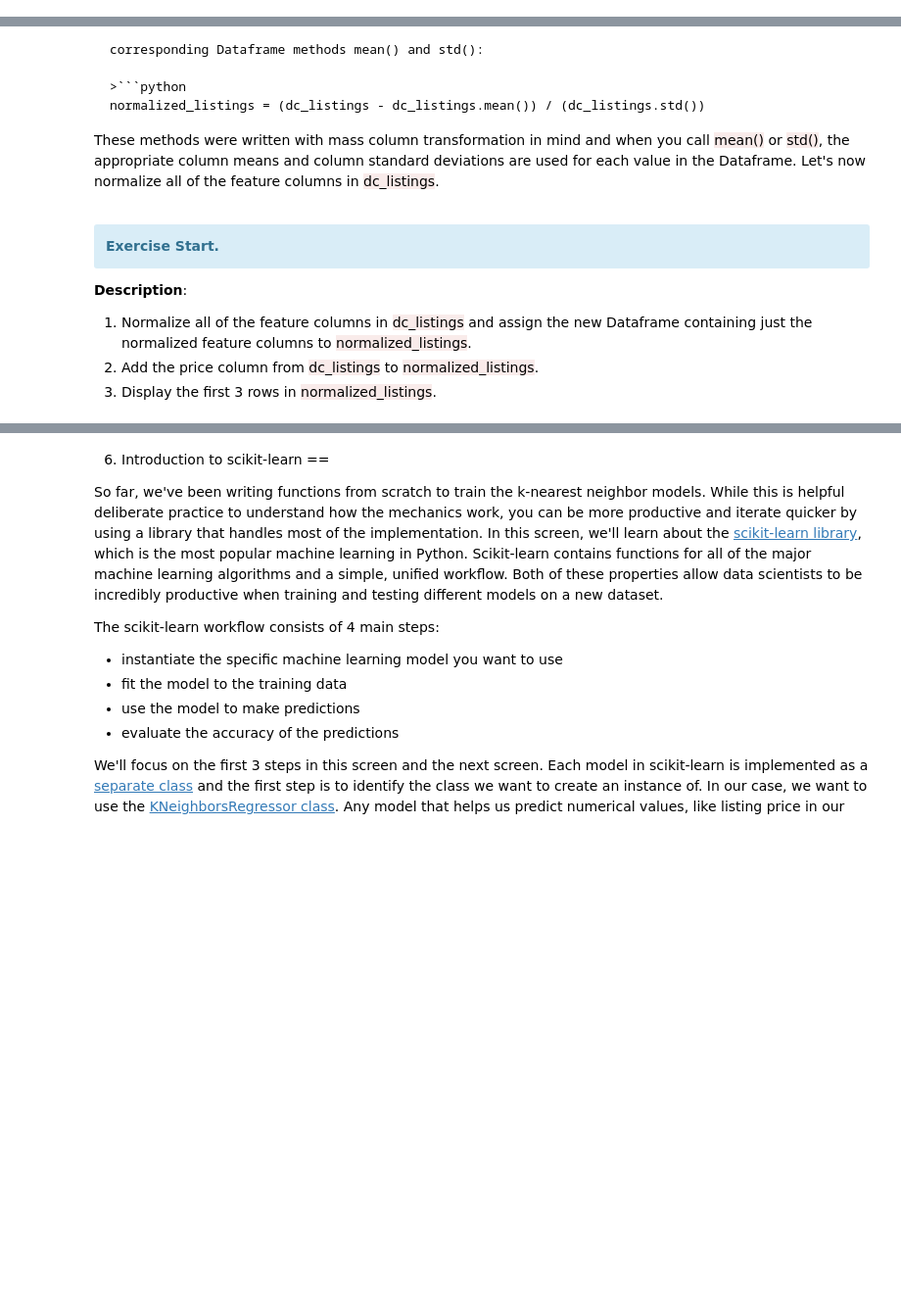
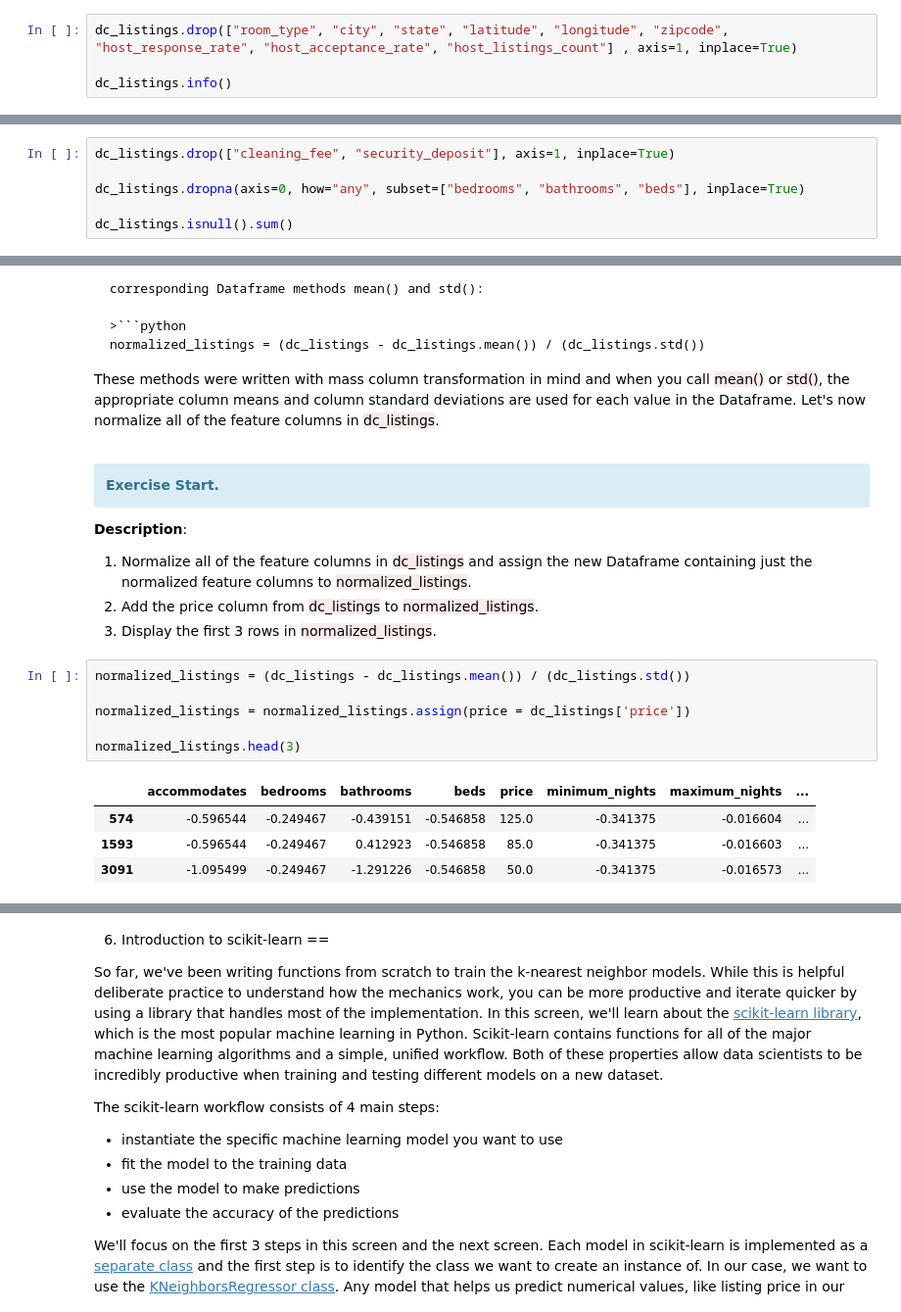
Before and after one commit to juliocmgo/DataScience, a Jupyter notebook: machine learning/Part III - Multivariate K-Nearest Neighbor.ipynb, the cells around one changed output, grey strips where cells are left out. Shown: that part at 98% size. Drawn from its saved outputs; the diff is of its cells as text; blank space fills up the shorter version.

```diff
--- a/machine learning/Part III - Multivariate K-Nearest Neighbor.ipynb
+++ b/machine learning/Part III - Multivariate K-Nearest Neighbor.ipynb
@@ -78,3 +98,7 @@ Let's remove these 9 columns from the Dataframe
     - 3 containing numerical but non-ordinal values
     - 3 describing the host instead of the living space itself
 2. Verify the number of null values of each remain columns
+# %%
+dc_listings.drop(["room_type", "city", "state", "latitude", "longitude", "zipcode", "host_response_rate", "host_acceptance_rate", "host_listings_count"] , axis=1, inplace=True)
+
+dc_listings.info()
@@ -107,3 +147,9 @@ and we can't handle these easily. We can't just remove the rows containing missi
     - You can accomplish this by using the [Dataframe method dropna()](http://pandas.pydata.org/pandas-docs/stable/generated/pandas.DataFrame.dropna.html) and setting the <span style="background-color: #F9EBEA; color:##C0392B">axis</span> parameter to **0**.
     - Since only the <span style="background-color: #F9EBEA; color:##C0392B">bedrooms</span>, <span style="background-color: #F9EBEA; color:##C0392B">bathrooms</span> and <span style="background-color: #F9EBEA; color:##C0392B">beds</span> columns contain any missing values, rows containing missing values in these columns will be removed.
 3. Display the null value counts for the updated <span style="background-color: #F9EBEA; color:##C0392B">dc_listings</span> Dataframe to confirm that there are no missing values left.
+# %%
+dc_listings.drop(["cleaning_fee", "security_deposit"], axis=1, inplace=True)
+
+dc_listings.dropna(axis=0, how="any", subset=["bedrooms", "bathrooms", "beds"], inplace=True)
+
+dc_listings.isnull().sum()
@@ -161,6 +217,17 @@ These methods were written with mass column transformation in mind and when you
 1. Normalize all of the feature columns in <span style="background-color: #F9EBEA; color:##C0392B">dc_listings</span> and assign the new Dataframe containing just the normalized feature columns to <span style="background-color: #F9EBEA; color:##C0392B">normalized_listings</span>.
 2. Add the price column from <span style="background-color: #F9EBEA; color:##C0392B">dc_listings</span> to <span style="background-color: #F9EBEA; color:##C0392B">normalized_listings</span>.
 3. Display the first 3 rows in <span style="background-color: #F9EBEA; color:##C0392B">normalized_listings</span>.
+# %%
+normalized_listings = (dc_listings - dc_listings.mean()) / (dc_listings.std())
+
+normalized_listings = normalized_listings.assign(price = dc_listings['price'])
+
+normalized_listings.head(3)
+# %% [output]
+|  | accommodates | bedrooms | bathrooms | beds | price | minimum_nights | maximum_nights | ... |
+| 574 | -0.596544 | -0.249467 | -0.439151 | -0.546858 | 125.0 | -0.341375 | -0.016604 | ... |
+| 1593 | -0.596544 | -0.249467 | 0.412923 | -0.546858 | 85.0 | -0.341375 | -0.016603 | ... |
+| 3091 | -1.095499 | -0.249467 | -1.291226 | -0.546858 | 50.0 | -0.341375 | -0.016573 | ... |
 # %% [markdown]
 5. Euclidean distance for multivariate case
 ==
```
Also changed, not shown: parts of 8 cells of this notebook, 1 other file.
